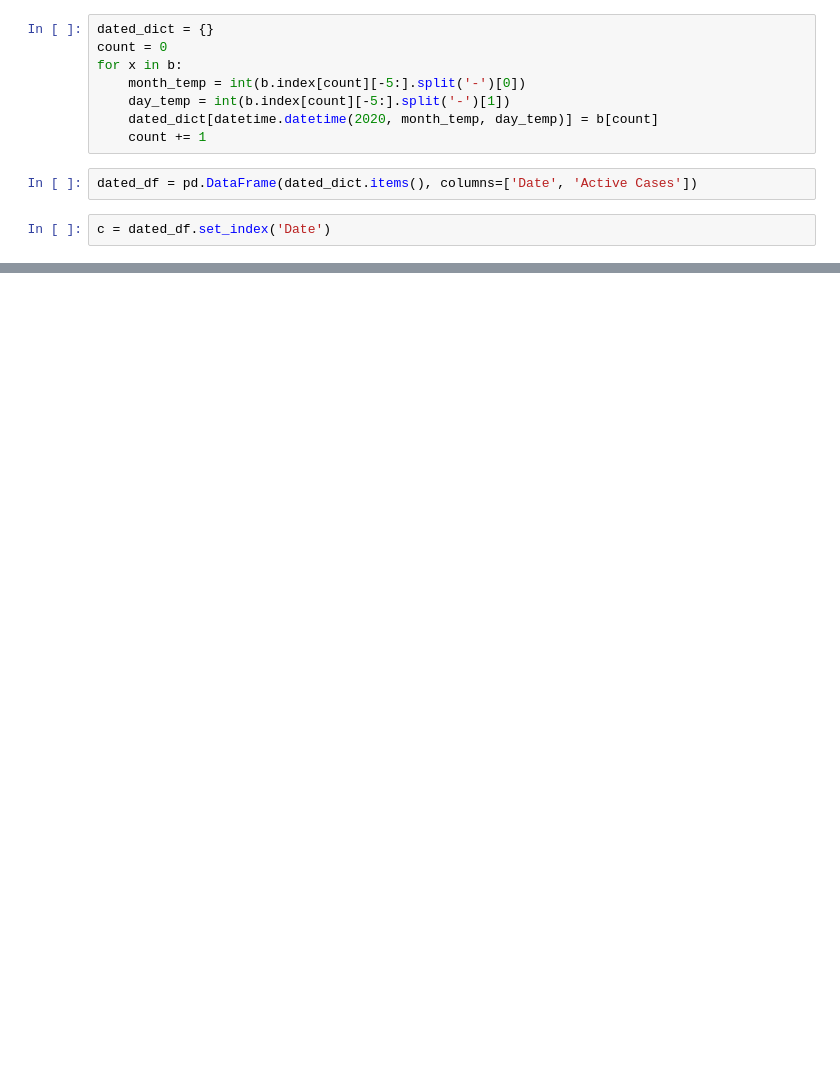
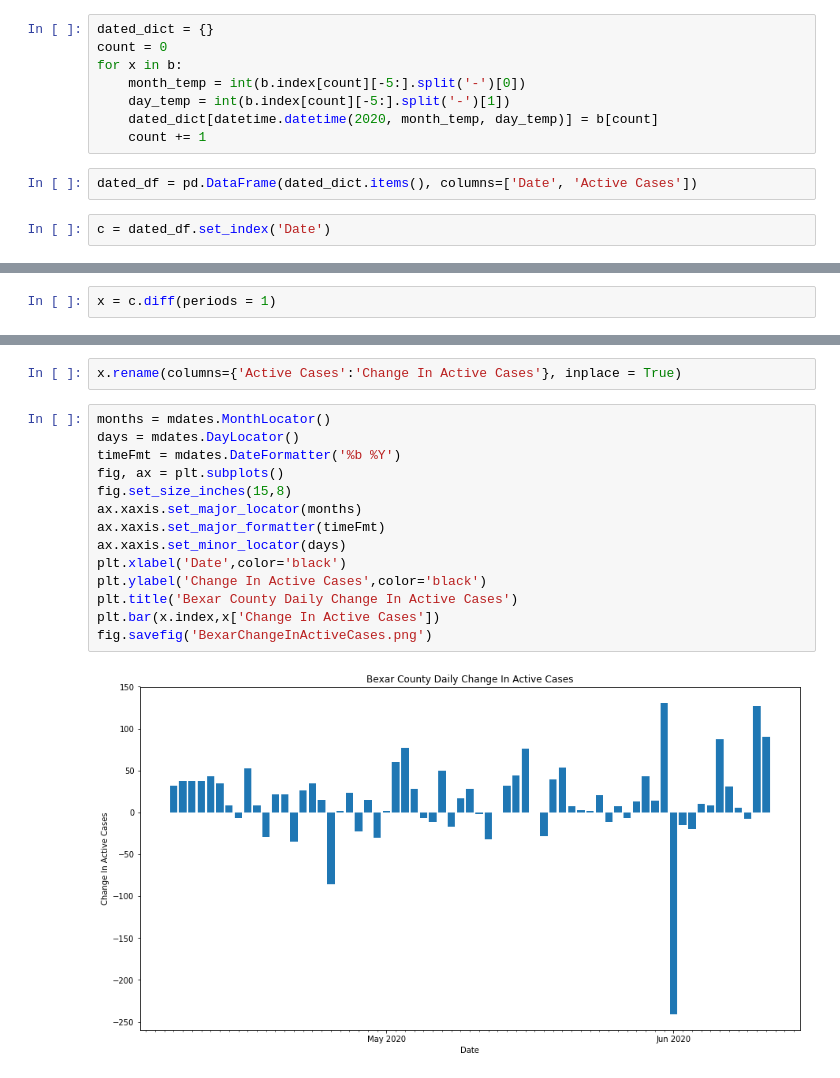
Before and after one commit to ldhagen/Texas_Covid_Data_Notebook, a Jupyter notebook: Bexar_Active_Graph.ipynb, the cells around one changed output, grey strips where cells are left out. Saved outputs shown, nothing was run; the diff lists cells and outputs as text; blank space fills up the shorter version.

```diff
--- a/Bexar_Active_Graph.ipynb
+++ b/Bexar_Active_Graph.ipynb
@@ -55,0 +57,2 @@ plt.savefig('BexarActive.png')
+# %%
+x = c.diff(periods = 1)
@@ -55,0 +76,18 @@ plt.savefig('BexarActive.png')
+# %%
+x.rename(columns={'Active Cases':'Change In Active Cases'}, inplace = True)
+# %%
+months = mdates.MonthLocator()
+days = mdates.DayLocator()
+timeFmt = mdates.DateFormatter('%b %Y')
+fig, ax = plt.subplots()
+fig.set_size_inches(15,8)
+ax.xaxis.set_major_locator(months)
+ax.xaxis.set_major_formatter(timeFmt)
+ax.xaxis.set_minor_locator(days)
+plt.xlabel('Date',color='black')
+plt.ylabel('Change In Active Cases',color='black')
+plt.title('Bexar County Daily Change In Active Cases')
+plt.bar(x.index,x['Change In Active Cases'])
+fig.savefig('BexarChangeInActiveCases.png')
+# %% [output]
+[figure, added]
```
Also changed, not shown: parts of 3 cells of this notebook, 10 other files.
